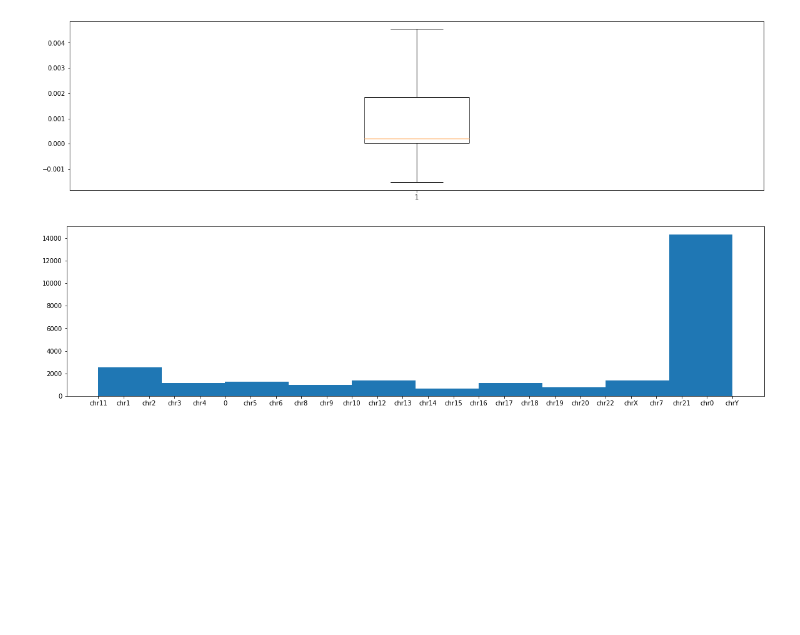
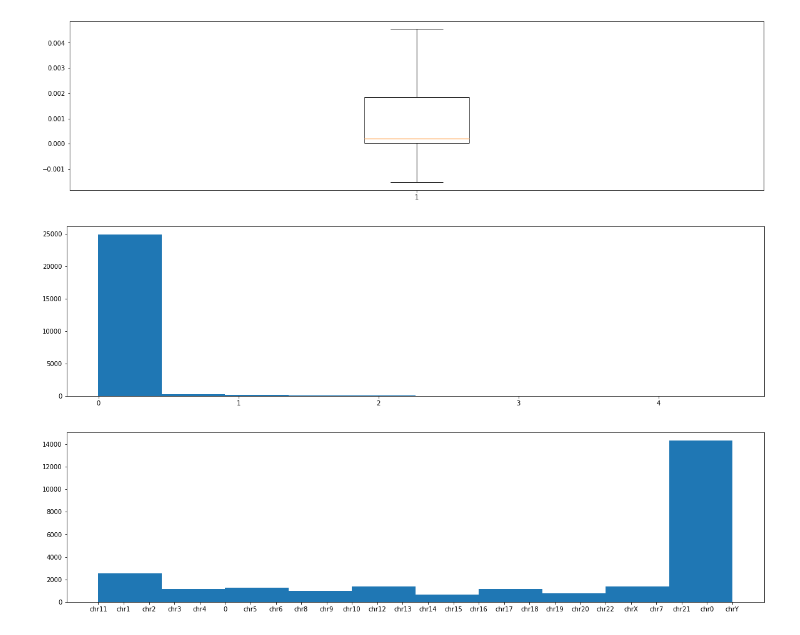
Before and after one commit to meganhfowler/CRISPR-Project, a Jupyter notebook: notebooks/Data Viz.ipynb, the cells around one changed output. Drawn from its saved outputs; the diff is of its cells as text; code cells hidden in the pictures; blank space fills up the shorter version.

```diff
--- a/notebooks/Data Viz.ipynb
+++ b/notebooks/Data Viz.ipynb
@@ -117,6 +150,12 @@ plt.boxplot(activity, showfliers=False)
 plt.show()
 # %% [output]
 [figure]
+# %%
+fig = plt.figure(figsize = (20, 5))
+plt.hist(activity)
+plt.show()
+# %% [output]
+[figure, added]
 # %%
 target_chromosome = raw_data.target_chr.fillna("chr0")
 target_chromosome = target_chromosome.dropna()
```
Also changed, not shown: parts of 5 cells of this notebook, 5 other files.
